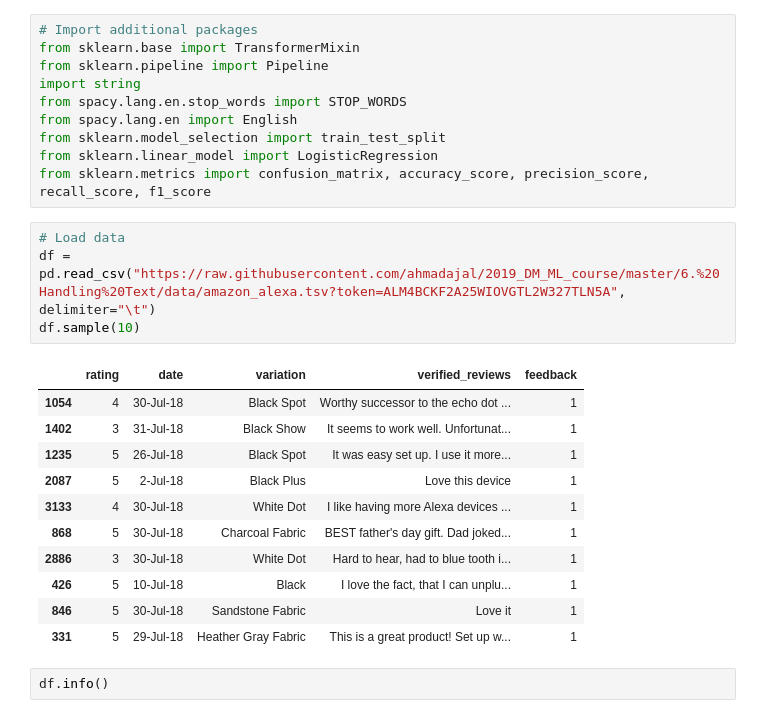
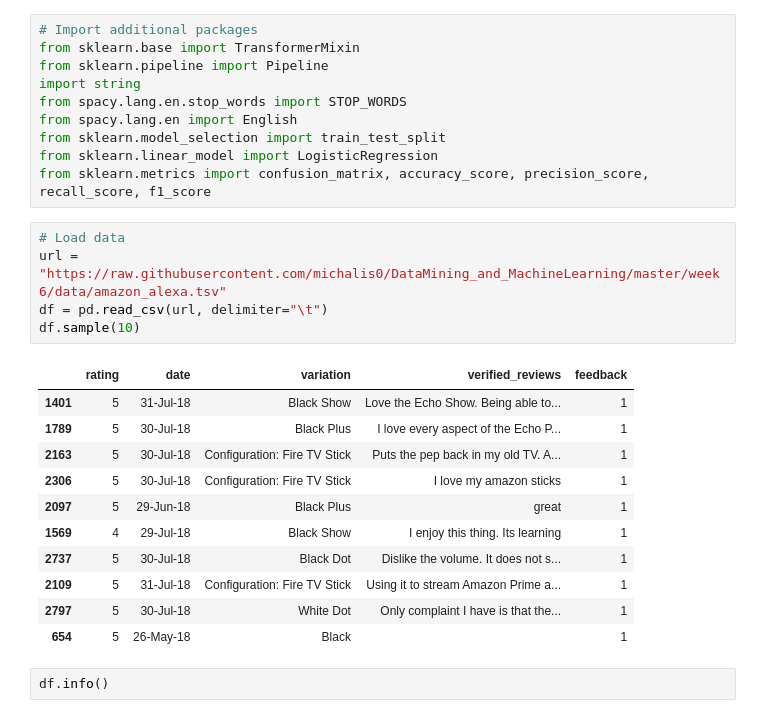
Before and after one commit to michalis0/DataScience_and_MachineLearning, a Jupyter notebook: week6/Text_Analytics.ipynb, the cells around one changed output. Drawn from its saved outputs; the diff is of its cells as text.

```diff
--- a/week6/Text_Analytics.ipynb
+++ b/week6/Text_Analytics.ipynb
@@ -516,20 +512,21 @@ from sklearn.linear_model import LogisticRegression
 from sklearn.metrics import confusion_matrix, accuracy_score, precision_score, recall_score, f1_score
 # %%
 # Load data
-df = pd.read_csv("https://raw.githubusercontent.com/ahmadajal/2019_DM_ML_course/master/6.%20Handling%20Text/data/amazon_alexa.tsv?token=ALM4BCKF2A25WIOVGTL2W327TLN5A", delimiter="\t")
+url = "https://raw.githubusercontent.com/michalis0/DataMining_and_MachineLearning/master/week6/data/amazon_alexa.tsv"
+df = pd.read_csv(url, delimiter="\t")
 df.sample(10)
 # %% [output]
 |  | rating | date | variation | verified_reviews | feedback |
-| 1054 | 4 | 30-Jul-18 | Black Spot | Worthy successor to the echo dot ... | 1 |
-| 1402 | 3 | 31-Jul-18 | Black Show | It seems to work well. Unfortunat... | 1 |
-| 1235 | 5 | 26-Jul-18 | Black Spot | It was easy set up. I use it more... | 1 |
-| 2087 | 5 | 2-Jul-18 | Black Plus | Love this device | 1 |
-| 3133 | 4 | 30-Jul-18 | White Dot | I like having more Alexa devices ... | 1 |
-| 868 | 5 | 30-Jul-18 | Charcoal Fabric | BEST father's day gift. Dad joked... | 1 |
-| 2886 | 3 | 30-Jul-18 | White Dot | Hard to hear, had to blue tooth i... | 1 |
-| 426 | 5 | 10-Jul-18 | Black | I love the fact, that I can unplu... | 1 |
-| 846 | 5 | 30-Jul-18 | Sandstone Fabric | Love it | 1 |
-| 331 | 5 | 29-Jul-18 | Heather Gray Fabric | This is a great product! Set up w... | 1 |
+| 1401 | 5 | 31-Jul-18 | Black Show | Love the Echo Show. Being able to... | 1 |
+| 1789 | 5 | 30-Jul-18 | Black Plus | I love every aspect of the Echo P... | 1 |
+| 2163 | 5 | 30-Jul-18 | Configuration: Fire TV Stick | Puts the pep back in my old TV. A... | 1 |
+| 2306 | 5 | 30-Jul-18 | Configuration: Fire TV Stick | I love my amazon sticks | 1 |
+| 2097 | 5 | 29-Jun-18 | Black Plus | great | 1 |
+| 1569 | 4 | 29-Jul-18 | Black Show | I enjoy this thing. Its learning | 1 |
+| 2737 | 5 | 30-Jul-18 | Black Dot | Dislike the volume. It does not s... | 1 |
+| 2109 | 5 | 31-Jul-18 | Configuration: Fire TV Stick | Using it to stream Amazon Prime a... | 1 |
+| 2797 | 5 | 30-Jul-18 | White Dot | Only complaint I have is that the... | 1 |
+| 654 | 5 | 26-May-18 | Black |  | 1 |
 # %%
 df.info()
 # %% [output]
```
Also changed, not shown: parts of 53 cells of this notebook.
